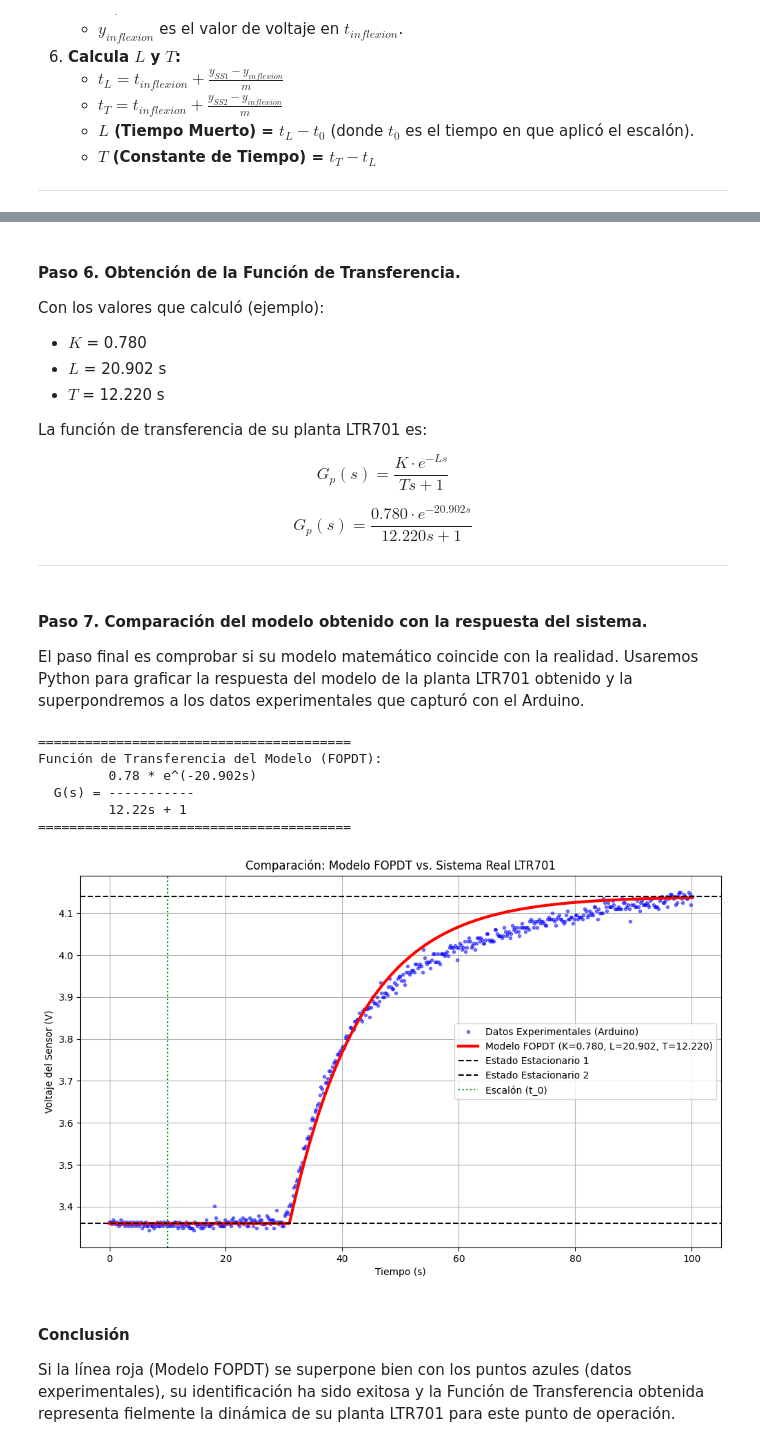
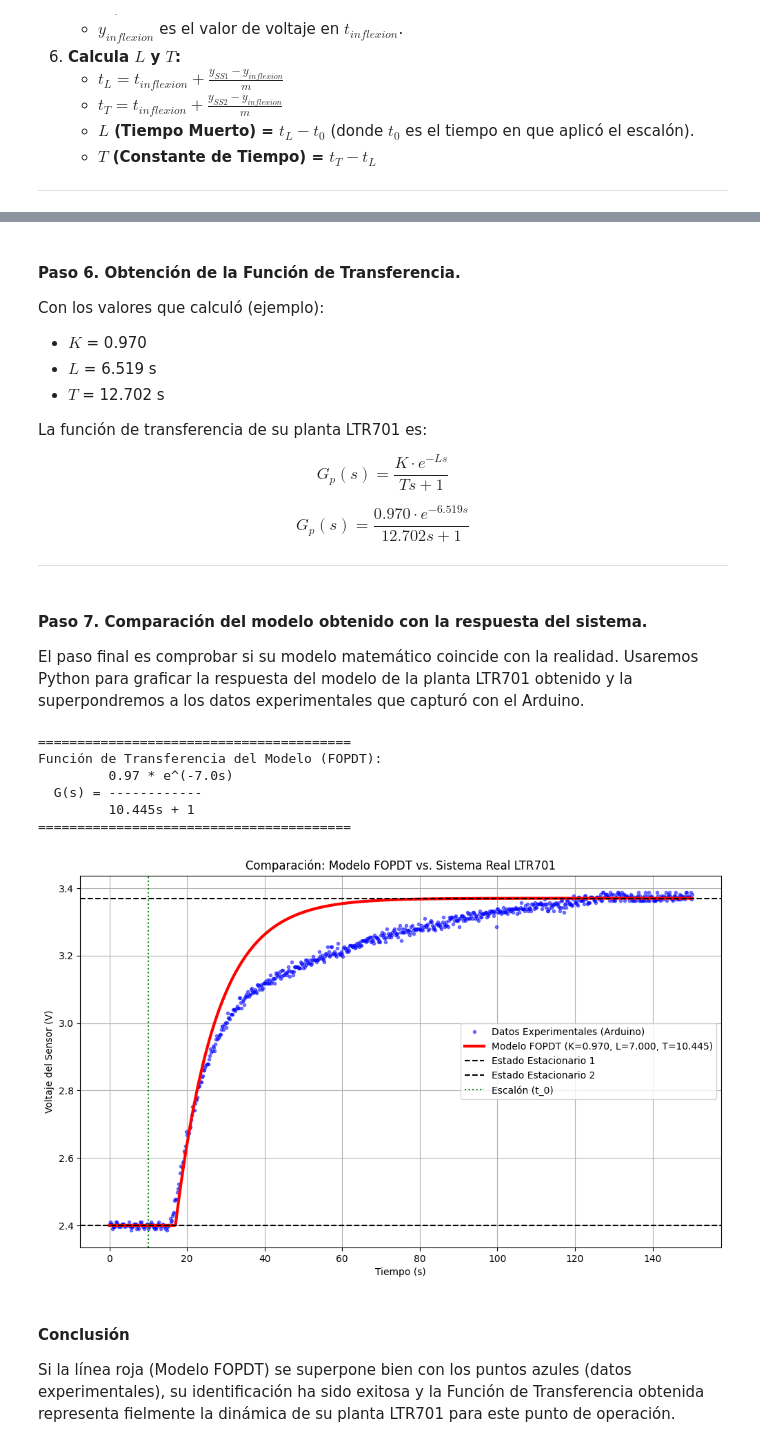
Before and after one commit to migueamv/Control-Clasico, a Jupyter notebook: Practicas/P_3_01_Modelado_sistema_LTR701.ipynb, the cells around one changed output, grey strips where cells are left out. Saved outputs shown, nothing was run; the diff lists cells and outputs as text; code cells hidden in the pictures.

```diff
--- a/Practicas/P_3_01_Modelado_sistema_LTR701.ipynb
+++ b/Practicas/P_3_01_Modelado_sistema_LTR701.ipynb
@@ -196,8 +196,8 @@ import pandas as pd
 nombre_archivo = 'datos_curva_s.txt'
 
 # --- Parámetros del experimento (REEMPLAZAR CON SUS VALORES) ---
-y_ss1 = 3.36     # Voltaje de estado estacionario inicia.
-y_ss2 = 4.14     # Voltaje de estado estacionario final.
+y_ss1 = 2.4     # Voltaje de estado estacionario inicia.
+y_ss2 = 3.37     # Voltaje de estado estacionario final.
 delta_u = 1.0    # Cambio en la entrada.
 
 # --- Tiempo del escalón (REEMPLAZAR CON SUS VALORES) ---
@@ -205,7 +205,7 @@ delta_u = 1.0    # Cambio en la entrada.
 t_0 = 10.0       # Nota: Convertir el valor de ms a segundos.
 
 # --- Ventana del filtro  (Puedes ajustar este valor si es necesario, 5 o 7 es un buen inicio) ---
-window_size = 8
+window_size = 5
 
 
 try:
@@ -352,15 +352,15 @@ Tiempos calculados (método de la tangente):
 
 Con los valores que calculó (ejemplo):
 
-* $K$ = 0.780
-* $L$ = 20.902 s
-* $T$ = 12.220 s
+* $K$ = 0.970
+* $L$ = 6.519 s
+* $T$ = 12.702 s
 
 La función de transferencia de su planta LTR701 es:
 
 $$G_p(s) = \frac{K \cdot e^{-Ls}}{Ts + 1}$$
 
-$$G_p(s) = \frac{0.780 \cdot e^{-20.902s}}{12.220s + 1}$$
+$$G_p(s) = \frac{0.970 \cdot e^{-6.519s}}{12.702s + 1}$$
 
 ---
 # %% [markdown]
@@ -376,13 +376,13 @@ import pandas as pd
 nombre_archivo = 'datos_curva_s.txt'
 
 # --- Parámetros obtenidos del análisis (REEMPLAZAR CON SUS VALORES) ---
-K = 0.780
-L = 20.902      # Tiempo muerto (s)
-T = 12.220      # Constante de tiempo (s)
+K = 0.970
+L = 7.000      # Tiempo muerto (s)
+T = 10.445      # Constante de tiempo (s)
 
 # --- Parámetros del experimento (REEMPLAZAR CON SUS VALORES) ---
-y_ss1 = 3.36    # Voltaje de estado estacionario inicia.
-y_ss2 = 4.14   # Voltaje de estado estacionario final.
+y_ss1 = 2.4    # Voltaje de estado estacionario inicia.
+y_ss2 = 3.37   # Voltaje de estado estacionario final.
 delta_u = 1.0  # Cambio en la entrada.
 
 # --- Tiempo del escalón (REEMPLAZAR CON SUS VALORES) ---
@@ -420,37 +420,37 @@ try:
             # Ecuación de respuesta al escalón de un FOPDT
             # y = y_inicial + (Ganancia_Total) * (1 - e^(-(t - t_escalon - L) / T))
             y_sim[i] = y_ss1 + (K * delta_u) * (1 - np.exp(-(t - t_0 - L) / T))
 
             # Limitar la respuesta al valor final por si el modelo sobrepasa
             if y_sim[i] > y_ss2:
                 y_sim[i] = y_ss2
 
     # --- Graficar la comparación ---
     plt.figure(figsize=(12, 7))
     plt.plot(t_exp, y_exp, 'b.', label='Datos Experimentales (Arduino)', alpha=0.5)
     plt.plot(t_sim, y_sim, 'r-', linewidth=3, label=f'Modelo FOPDT (K={K:.3f}, L={L:.3f}, T={T:.3f})')
     plt.axhline(y=y_ss1, color='k', linestyle='--', label='Estado Estacionario 1')
     plt.axhline(y=y_ss2, color='k', linestyle='--', label='Estado Estacionario 2')
     plt.axvline(x=t_0, color='g', linestyle=':', label='Escalón (t_0)')
 
     plt.title('Comparación: Modelo FOPDT vs. Sistema Real LTR701')
     plt.xlabel('Tiempo (s)')
     plt.ylabel('Voltaje del Sensor (V)')
     plt.legend()
     plt.grid(True)
     plt.show()
 
 except FileNotFoundError:
     print(f"Error: No se encontró el archivo {nombre_archivo}")
     print("Por favor, guarde sus datos del Arduino con ese nombre en la misma carpeta.")
 # %% [output]
 ========================================
 Función de Transferencia del Modelo (FOPDT):
-         0.78 * e^(-20.902s)
-  G(s) = -----------
-         12.22s + 1
+         0.97 * e^(-7.0s)
+  G(s) = ------------
+         10.445s + 1
 ========================================
-[figure, old version]
+[figure, new version]
 # %% [markdown]
 #### Conclusión
 
```
Also changed, not shown: parts of 1 cell of this notebook, 2 other files.
